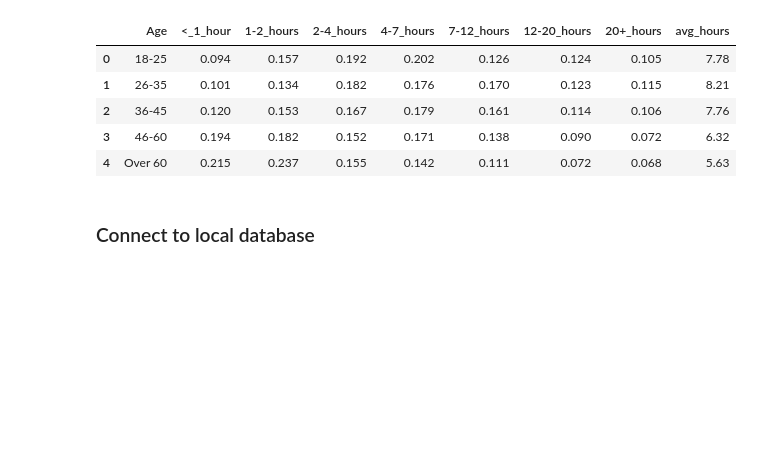
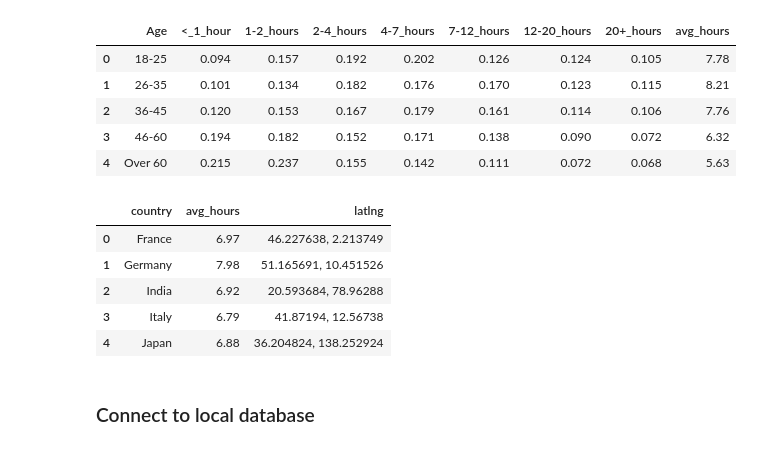
Before and after one commit to SBBoudreau/Project-2, a Jupyter notebook: import_data.ipynb, the cells around one changed output. Saved outputs shown, nothing was run; the diff lists cells and outputs as text; code cells hidden in the pictures; blank space fills up the shorter version.

```diff
--- a/import_data.ipynb
+++ b/import_data.ipynb
@@ -189,6 +189,19 @@ df.head()
 | 2 | 36-45 | 0.120 | 0.153 | 0.167 | 0.179 | 0.161 | 0.114 | 0.106 | 7.76 |
 | 3 | 46-60 | 0.194 | 0.182 | 0.152 | 0.171 | 0.138 | 0.090 | 0.072 | 6.32 |
 | 4 | Over 60 | 0.215 | 0.237 | 0.155 | 0.142 | 0.111 | 0.072 | 0.068 | 5.63 |
+# %%
+csv_file = os.path.join("Resources", "country_hours.csv")
+country_hours_df = pd.read_csv(csv_file)
+country_hours_df.head
+df=country_hours_df[['country','avg_hours','latlng']]
+df.head()
+# %% [output]
+|  | country | avg_hours | latlng |
+| 0 | France | 6.97 | 46.227638, 2.213749 |
+| 1 | Germany | 7.98 | 51.165691, 10.451526 |
+| 2 | India | 6.92 | 20.593684, 78.96288 |
+| 3 | Italy | 6.79 | 41.87194, 12.56738 |
+| 4 | Japan | 6.88 | 36.204824, 138.252924 |
 # %% [markdown]
 ### Connect to local database
 # %%
```
Also changed, not shown: parts of 6 cells of this notebook, 2 other files.
